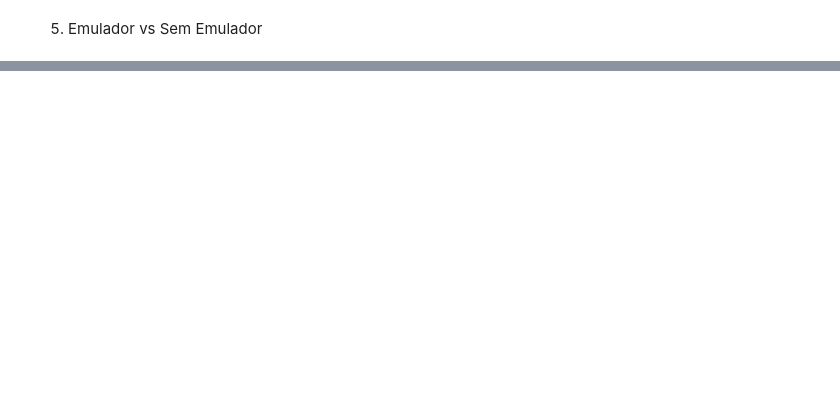
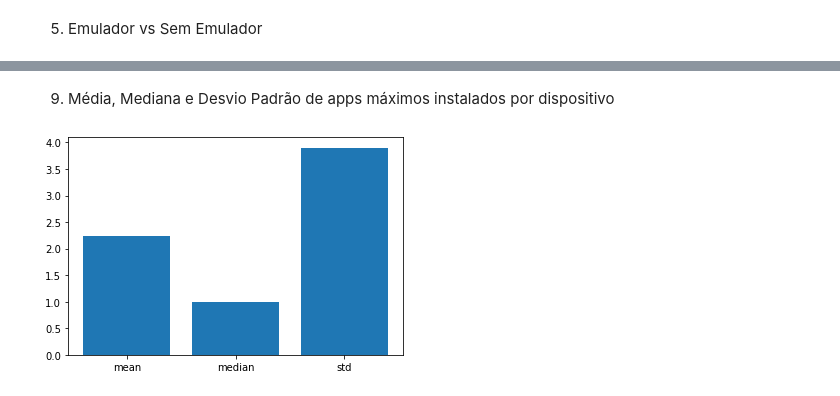
Before and after one commit to mrdedede/Incognia-Project, a Jupyter notebook: graficos.ipynb, the cells around one changed output, grey strips where cells are left out. Drawn from its saved outputs; the diff is of its cells as text; code cells hidden in the pictures; blank space fills up the shorter version.

```diff
--- a/graficos.ipynb
+++ b/graficos.ipynb
@@ -136,0 +191,14 @@ emulator_graphic(logins)
+# %% [markdown]
+9. Média, Mediana e Desvio Padrão de apps máximos instalados por dispositivo
+# %%
+def installed_ammount_chart(logins):
+    max_installations = np.array([logins['max_installations_on_related_devices'].mean(),
+                                    logins['max_installations_on_related_devices'].median(),
+                                    logins['max_installations_on_related_devices'].std()])
+
+    plt.figure()
+    plt.bar(['mean', 'median', 'std'], max_installations)
+
+installed_ammount_chart(logins_copy)
+# %% [output]
+[figure, added]
```
Also changed, not shown: parts of 16 cells of this notebook, 2 other files.
